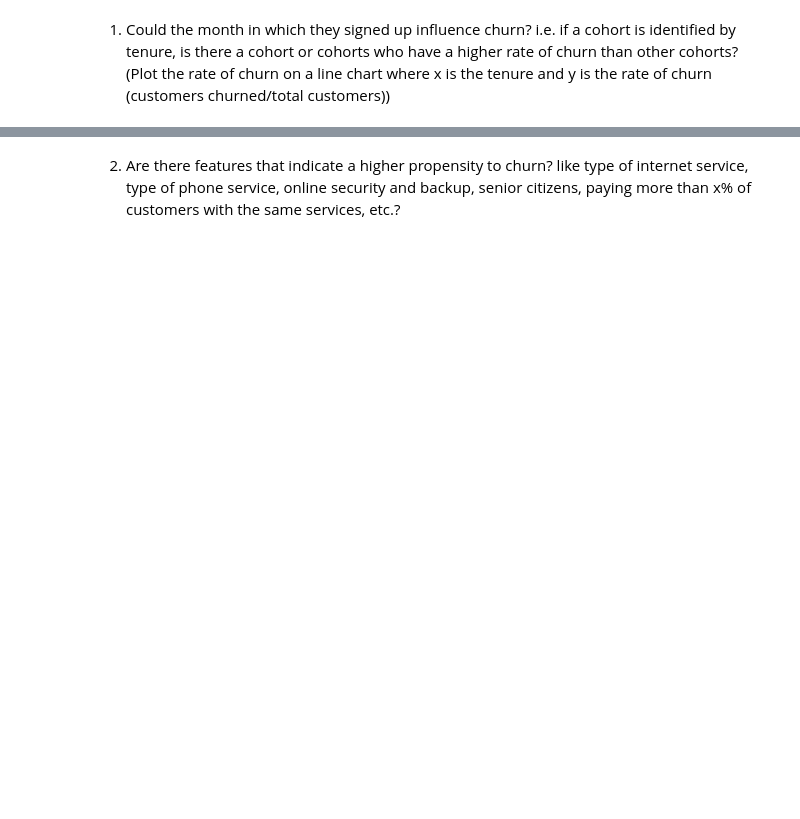
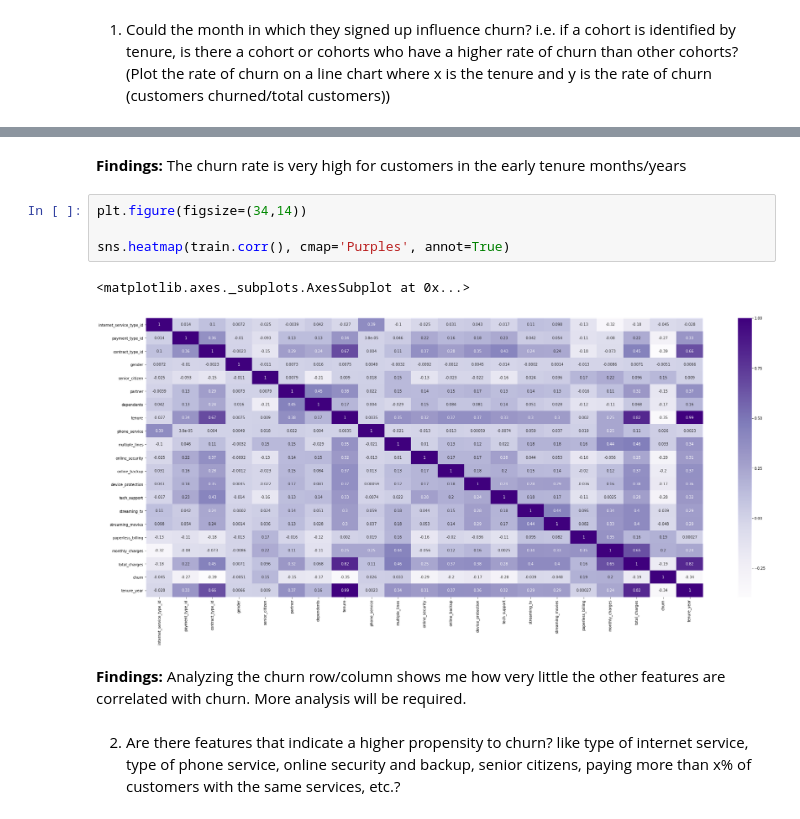
Before and after one commit to Tim-Sotirhos/telco_project, a Jupyter notebook: telco_project_baseline.ipynb, the cells around one changed output, grey strips where cells are left out. Drawn from its saved outputs; the diff is of its cells as text; blank space fills up the shorter version.

```diff
--- a/telco_project_baseline.ipynb
+++ b/telco_project_baseline.ipynb
@@ -208,2 +248,13 @@ df_encoded = encoder_all(df)
+# %% [markdown]
+**Findings:** The churn rate is very high for customers in the early tenure months/years
+# %%
+plt.figure(figsize=(34,14))
+
+sns.heatmap(train.corr(), cmap='Purples', annot=True)
+# %% [output]
+<matplotlib.axes._subplots.AxesSubplot at 0x...>
+[figure, added]
+# %% [markdown]
+**Findings:** Analyzing the churn row/column shows me how very little the other features are correlated with churn. More analysis will be required.
 # %% [markdown]
 2. Are there features that indicate a higher propensity to churn? like type of internet service, type of phone service, online security and backup, senior citizens, paying more than x% of customers with the same services, etc.?
```
Also changed, not shown: parts of 70 cells of this notebook, 1 other file.
